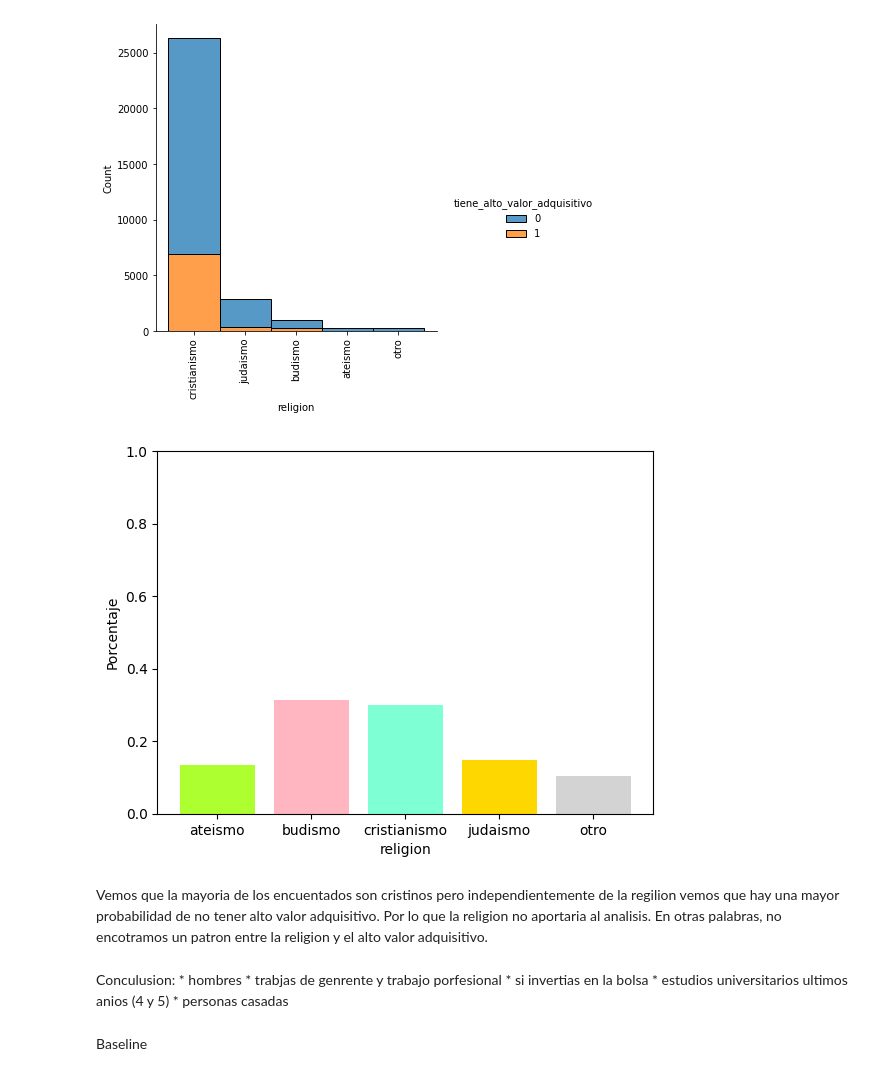
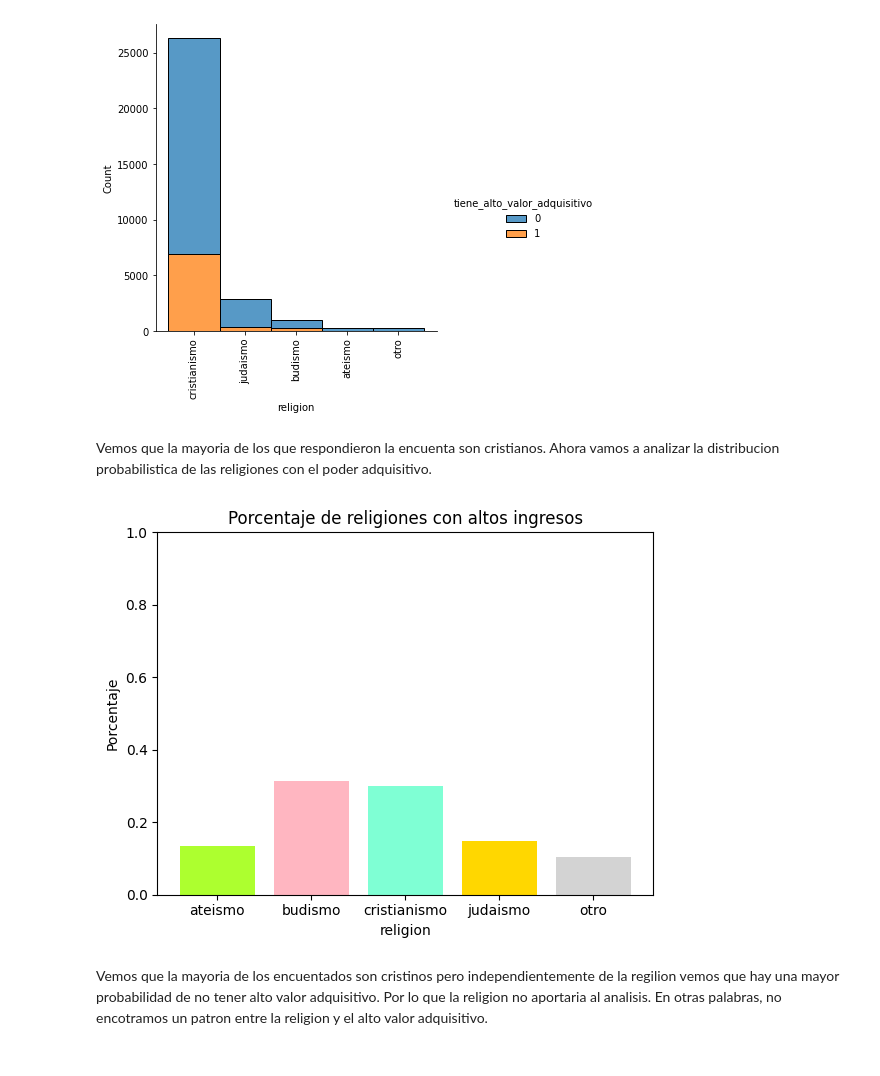
Before and after one commit to solfonte/TP1-OrganizacionDeDatos, a Jupyter notebook: TPparte1.ipynb, the cells around one changed output. Cells and saved outputs as stored; diff of their text form; code cells hidden in the pictures.

Commit message:
agremamos detalles al tp y modificamos baseline

```diff
--- a/TPparte1.ipynb
+++ b/TPparte1.ipynb
@@ -681,3 +679,6 @@ Ahora vamos a analizar la distribucion probabilistica de las religiones con el p
+# %% [markdown]
+Vemos que la mayoria de los que respondieron la encuenta son cristianos.
+Ahora vamos a analizar la distribucion probabilistica de las religiones con el poder adquisitivo.
 # %%
 porcentaje_religion = df.groupby(by='religion')['tiene_alto_valor_adquisitivo'].agg('mean')
 total_personas_con_poder_adquisitivo = (porcentaje_religion['cristianismo'] + porcentaje_religion['judaismo']
@@ -692,20 +693,12 @@ porcentaje_religion['otro'] = porcentaje_religion['otro']/total_personas_con_pod
 # %%
 plt.figure(figsize = (6.4, 4.8), dpi = 100)
 plt.bar(porcentaje_religion.index, porcentaje_religion.values, color = ['greenyellow','lightpink', 'aquamarine', 'gold', 'lightgray'])
 plt.ylabel("Porcentaje")
 plt.xlabel("religion")
+plt.title("Porcentaje de religiones con altos ingresos")
 plt.ylim(0, 1)
 plt.show()
 # %% [output]
-[figure, old version]
+[figure, new version]
 # %% [markdown]
 Vemos que la mayoria de los encuentados son cristinos pero independientemente de la regilion vemos que hay una mayor probabilidad de no tener alto valor adquisitivo. Por lo que la religion no aportaria al analisis.  En otras palabras, no encotramos un patron entre la religion y el alto valor adquisitivo.
-# %% [markdown]
-Conculusion:
-    * hombres
-    * trabjas de genrente y trabajo porfesional
-    * si invertias en la bolsa
-    * estudios universitarios ultimos anios (4 y 5)
-    * personas casadas
-# %% [markdown]
-Baseline
```
Also changed, not shown: parts of 37 cells of this notebook.
